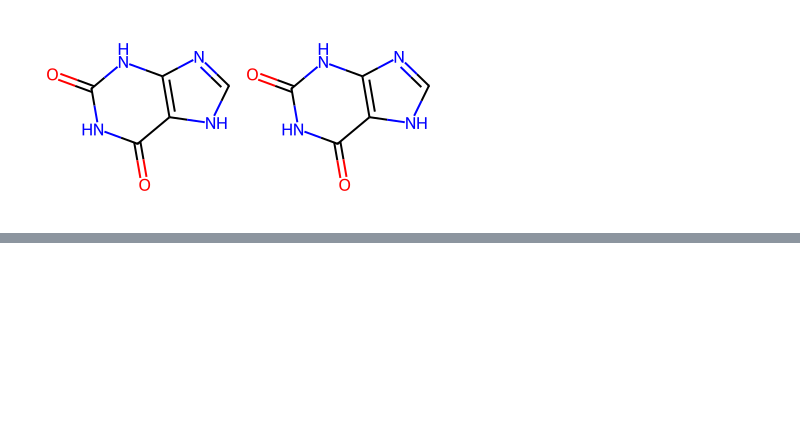
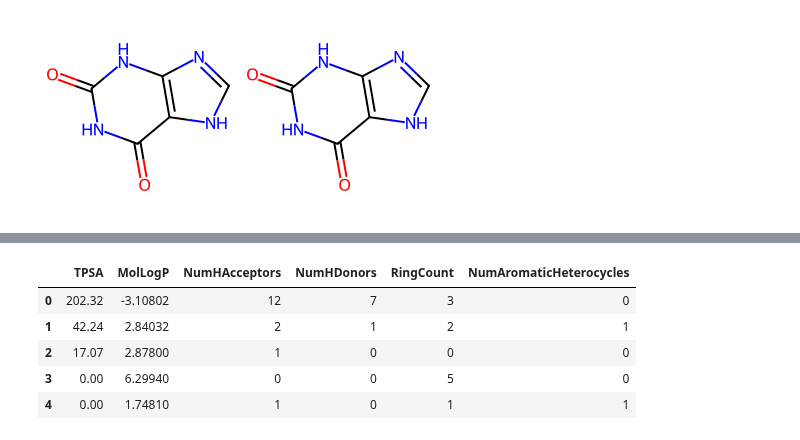
Before and after one commit to schwallergroup/ai4chem_course, a Jupyter notebook: notebooks/01d_rdkit_basics.ipynb, the cells around one changed output, grey strips where cells are left out. Saved outputs shown, nothing was run; the diff lists cells and outputs as text; code cells hidden in the pictures; blank space fills up the shorter version.

Commit message:
add pandas + rdkit section

```diff
--- a/notebooks/01d_rdkit_basics.ipynb
+++ b/notebooks/01d_rdkit_basics.ipynb
@@ -275,0 +300,8 @@ df.head()
+# %%
+#apply canonical smiles to our df
+df['canonical_smiles'] = df['smiles'].apply(canonicalize_smiles) #we apply our custom function to the 'smiles' column
+
+#drop old 'smiles' column
+df = df.drop(columns='smiles')
+
+df.head()
@@ -276 +314,10 @@ df.head()
+# %%
+from rdkit.Chem.Descriptors import MolWt
+
+####YOUR CODE
+df['MW'] = #use the apply function on the 'Molecule' column to compute MolWt
+
+####END
+
+df.head()
 # %% [markdown]
@@ -283,0 +331,30 @@ Substructure match
+# %%
+from rdkit.ML.Descriptors.MoleculeDescriptors import MolecularDescriptorCalculator
+
+#Define a list with the name of the descriptors you are interested in
+descriptors=[
+        'TPSA',
+        'MolLogP',
+        'NumHAcceptors',
+        'NumHDonors',
+        'RingCount',
+        'NumAromaticHeterocycles'
+    ]
+
+#create a descriptor calculator containing the descriptors specified in the list
+calculator = MolecularDescriptorCalculator(descriptors)
+
+#Compute descriptors for each molecule in the df by using apply() and the calculator object
+properties = df['Molecule'].apply(calculator.CalcDescriptors)
+
+#create a dataframe containing the computed descriptors
+df_properties = pd.DataFrame(properties.tolist(), columns=descriptors)
+
+df_properties.head()
+# %% [output]
+|  | TPSA | MolLogP | NumHAcceptors | NumHDonors | RingCount | NumAromaticHeterocycles |
+| 0 | 202.32 | -3.10802 | 12 | 7 | 3 | 0 |
+| 1 | 42.24 | 2.84032 | 2 | 1 | 2 | 1 |
+| 2 | 17.07 | 2.87800 | 1 | 0 | 0 | 0 |
+| 3 | 0.00 | 6.29940 | 0 | 0 | 5 | 0 |
+| 4 | 0.00 | 1.74810 | 1 | 0 | 1 | 1 |
```
Also changed, not shown: parts of 41 cells of this notebook.
